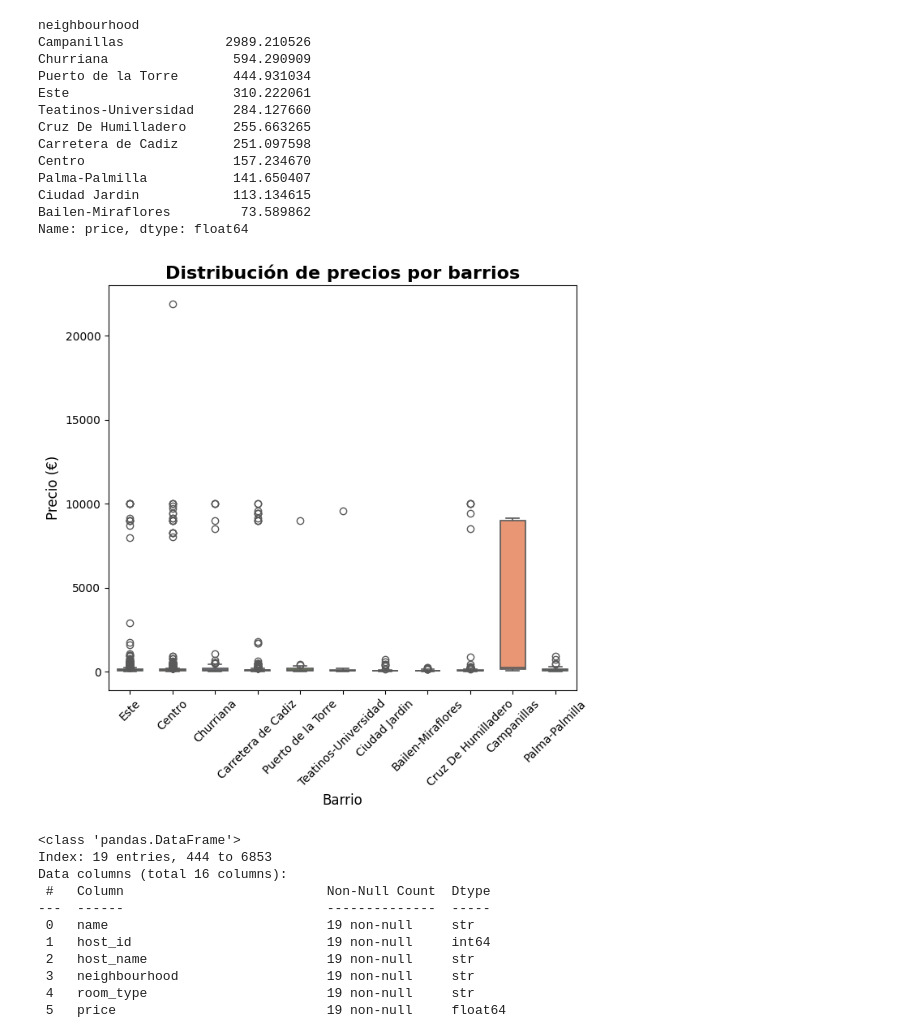
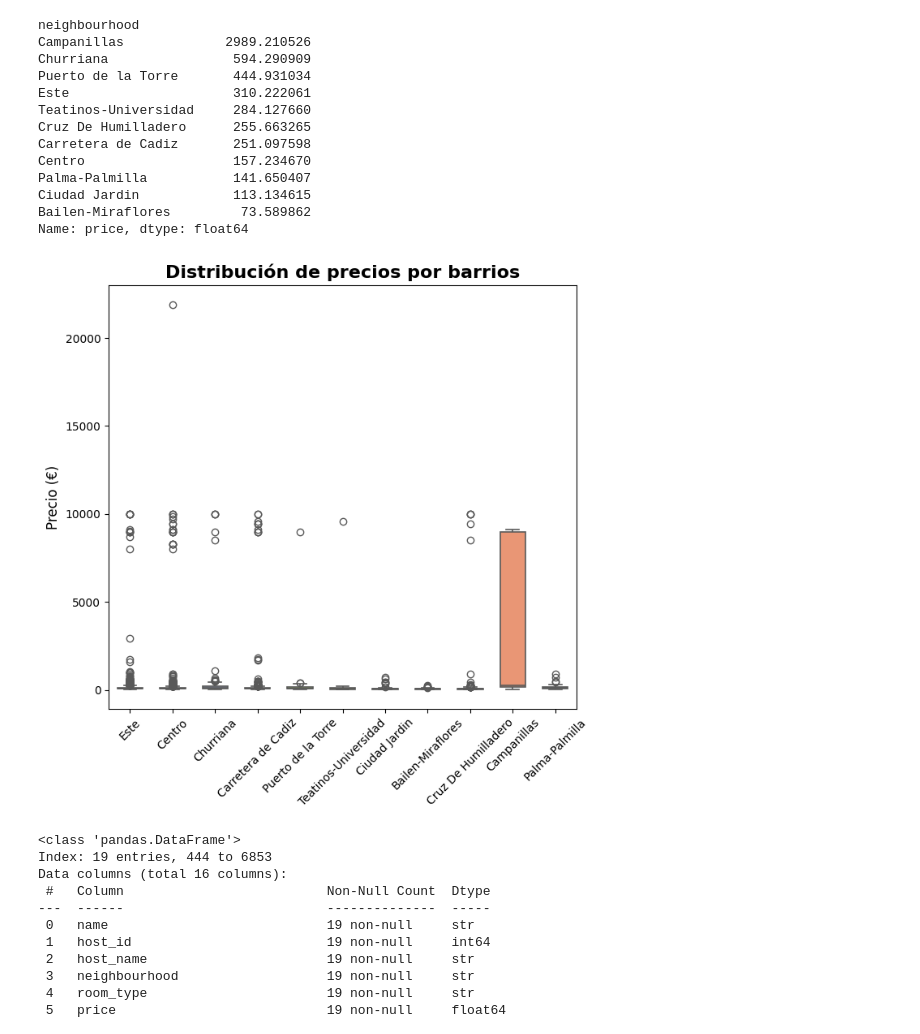
Before and after one commit to MHHsim/Proyect-Break-I, a Jupyter notebook: src/notebooks/Fase_04_Analysis.ipynb, the cells around one changed output. Cells and saved outputs as stored; diff of their text form; code cells hidden in the pictures.

```diff
--- a/src/notebooks/Fase_04_Analysis.ipynb
+++ b/src/notebooks/Fase_04_Analysis.ipynb
@@ -124,30 +124,30 @@ Name: price, dtype: float64
 # %%
 # Diagrama de cajas entre variable categórica (barrio) y precios.
 plt.figure(figsize = (7,7))
 
 sns.boxplot(
     x="neighbourhood",
     y="price",
     hue="neighbourhood",
     data=df,
     palette="Set2",
     legend=False,
     linewidth=1.2,
     width=0.6
 )
 
 plt.title("Distribución de precios por barrios",
           fontsize=16, weight="bold")
 
-plt.xlabel("Barrio", fontsize = 12)
+plt.xlabel("")
 plt.ylabel("Precio (€)", fontsize = 12)
 
 plt.xticks(rotation=45) # Para que sea mas legible
 
 plt.tight_layout()
 plt.show()
 # %% [output]
-[figure, old version]
+[figure, new version]
 # %%
 # En este caso nos llama especialmente la atención el barrio de Campanillas, ya que presenta un precio medio notablemente superior al del resto
 # de la ciudad, pese a mostrar una aparente estabilidad interna.
```
Also changed, not shown: parts of 13 cells of this notebook, 2 other files.
